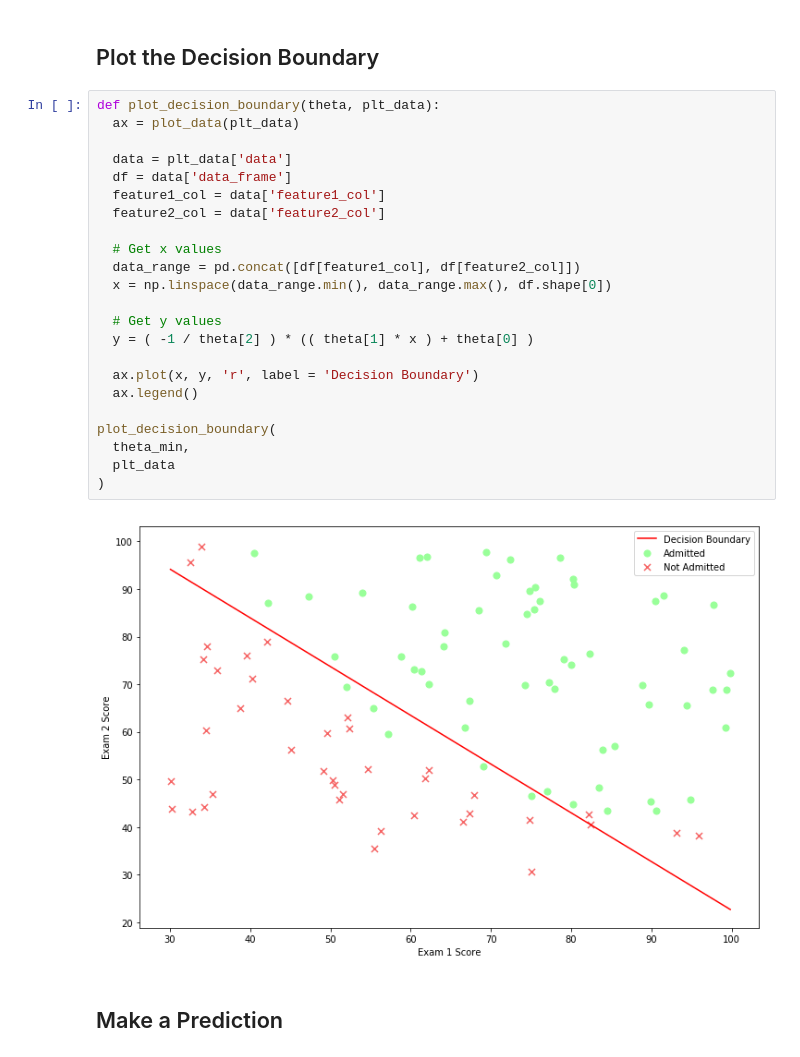
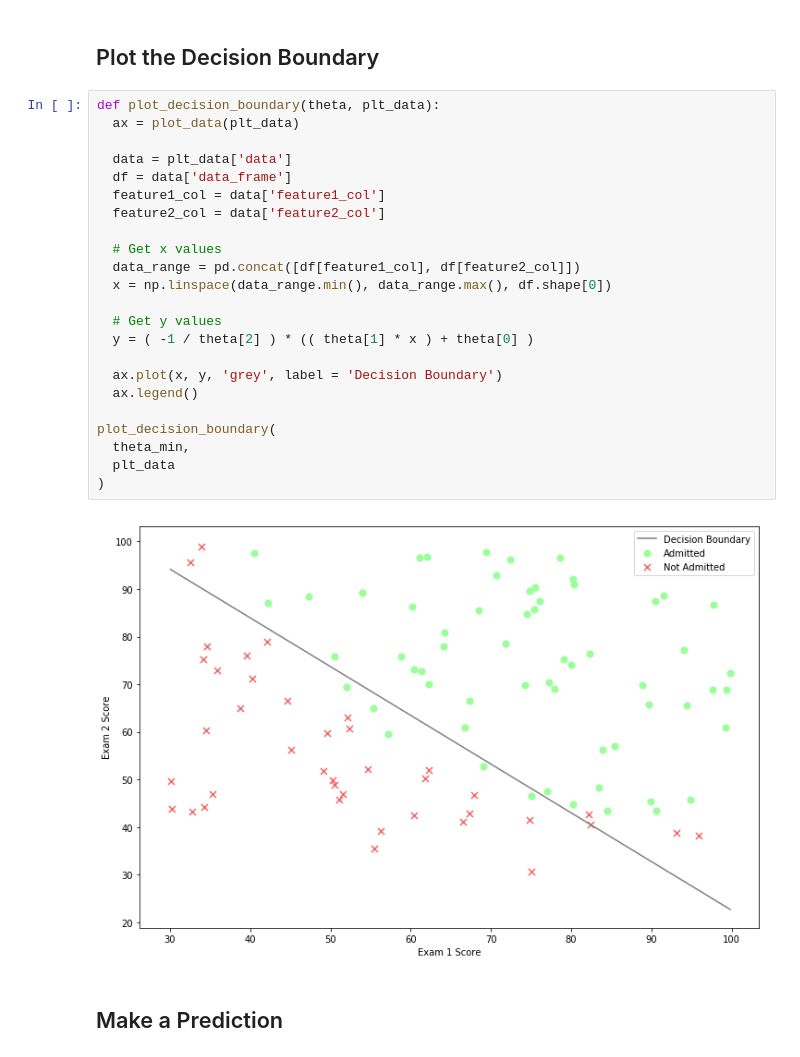
Before and after one commit to harperd/machine-learning, a Jupyter notebook: notebooks/binary-logistic-regression.ipynb, the cells around one changed output. Saved outputs shown, nothing was run; the diff lists cells and outputs as text.

```diff
--- a/notebooks/binary-logistic-regression.ipynb
+++ b/notebooks/binary-logistic-regression.ipynb
@@ -287,27 +287,27 @@ Accuracy: 89%
 # %%
 def plot_decision_boundary(theta, plt_data):
   ax = plot_data(plt_data)
 
   data = plt_data['data']
   df = data['data_frame']
   feature1_col = data['feature1_col']
   feature2_col = data['feature2_col']
 
   # Get x values
   data_range = pd.concat([df[feature1_col], df[feature2_col]])
   x = np.linspace(data_range.min(), data_range.max(), df.shape[0])
 
   # Get y values
   y = ( -1 / theta[2] ) * (( theta[1] * x ) + theta[0] )
 
-  ax.plot(x, y, 'r', label = 'Decision Boundary')
+  ax.plot(x, y, 'grey', label = 'Decision Boundary')
   ax.legend()
 
 plot_decision_boundary(
   theta_min,
   plt_data
 )
 # %% [output]
-[figure, old version]
+[figure, new version]
 # %% [markdown]
 ## Make a Prediction
```
Also changed, not shown: parts of 2 cells of this notebook.
